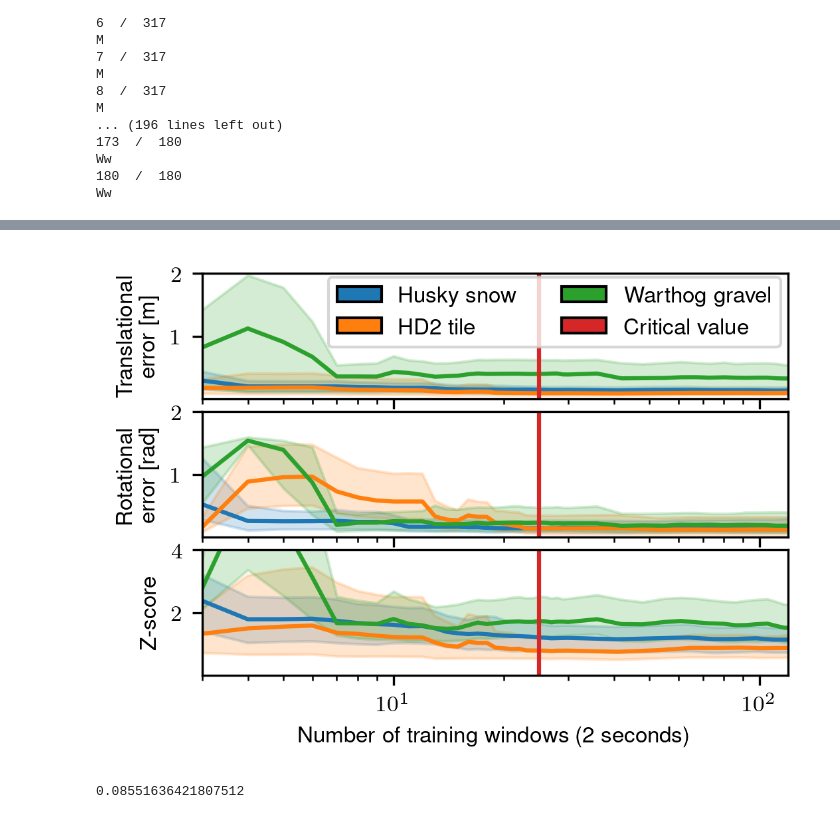
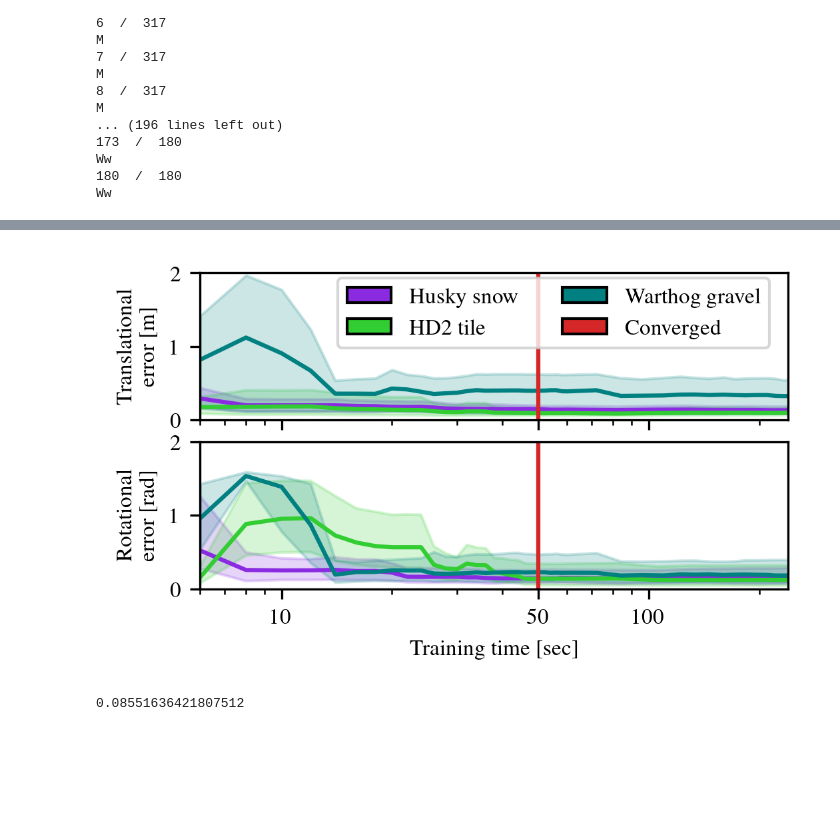
Before and after one commit to norlab-ulaval/norlab_WMRD, a Jupyter notebook: RAL2023/training_time_analysis.ipynb, the cells around one changed output, grey strips where cells are left out. Drawn from its saved outputs; the diff is of its cells as text; code cells hidden in the pictures; blank space fills up the shorter version.

```diff
--- a/RAL2023/training_time_analysis.ipynb
+++ b/RAL2023/training_time_analysis.ipynb
@@ -518,8 +518,10 @@ robot = dataset_label.split('_')[0]
 x_linspace_start = np.linspace(3, 30, num=30-2)
 x_linspace_end = np.linspace(x_linspace_start[-1], len(validate_dataset), 25)
 x_linspace_husky_snow = np.concatenate((x_linspace_start, x_linspace_end)).astype(int)
+x_linspace_husky_snow_seconds = []
 for i in x_linspace_husky_snow:
     print(i, ' / ', len(validate_dataset))
+    x_linspace_husky_snow_seconds.append(i*2)
     cmd_idd_prediction_errors_translational, cmd_idd_prediction_errors_rotational, transitory_idd_prediction_errors_translational, transitory_idd_prediction_errors_rotational, blr_slip_prediction_errors_translational, blr_slip_prediction_errors_rotational, blr_acceleration_prediction_errors_translational, blr_acceleration_prediction_errors_rotational, blr_slip_prediction_errors_zscore = compute_prediction_metrics(train_dataset, validate_dataset, robot, window_amount=i)
     cmd_idd_prediction_errors_list_translational.append(cmd_idd_prediction_errors_translational)
     cmd_idd_prediction_errors_list_rotational.append(cmd_idd_prediction_errors_rotational)
@@ -570,8 +572,10 @@ robot = dataset_label.split('_')[0]
 x_linspace_start = np.linspace(3, 30, num=30-2)
 x_linspace_end = np.linspace(x_linspace_start[-1], len(validate_dataset), 25)
 x_linspace_marmotte_tile = np.concatenate((x_linspace_start, x_linspace_end)).astype(int)
+x_linspace_marmotte_tile_seconds = []
 for i in x_linspace_marmotte_tile:
     print(i, ' / ', len(validate_dataset))
+    x_linspace_marmotte_tile_seconds.append(i * 2)
     cmd_idd_prediction_errors_translational, cmd_idd_prediction_errors_rotational, transitory_idd_prediction_errors_translational, transitory_idd_prediction_errors_rotational, blr_slip_prediction_errors_translational, blr_slip_prediction_errors_rotational, blr_acceleration_prediction_errors_translational, blr_acceleration_prediction_errors_rotational, blr_slip_prediction_errors_zscore = compute_prediction_metrics(train_dataset, validate_dataset, robot, window_amount=i)
     cmd_idd_prediction_errors_list_translational.append(cmd_idd_prediction_errors_translational)
     cmd_idd_prediction_errors_list_rotational.append(cmd_idd_prediction_errors_rotational)
@@ -604,8 +608,10 @@ robot = dataset_label.split('_')[0]
 x_linspace_start = np.linspace(3, 30, num=30-2)
 x_linspace_end = np.linspace(x_linspace_start[-1], len(validate_dataset), 25)
 x_linspace_warthog_wheels_gravel = np.concatenate((x_linspace_start, x_linspace_end)).astype(int)
+x_linspace_warthog_wheels_gravel_seconds = []
 for i in x_linspace_warthog_wheels_gravel:
     print(i, ' / ', len(validate_dataset))
+    x_linspace_warthog_wheels_gravel_seconds.append(i*2)
     cmd_idd_prediction_errors_translational, cmd_idd_prediction_errors_rotational, transitory_idd_prediction_errors_translational, transitory_idd_prediction_errors_rotational, blr_slip_prediction_errors_translational, blr_slip_prediction_errors_rotational, blr_acceleration_prediction_errors_translational, blr_acceleration_prediction_errors_rotational, blr_slip_prediction_errors_zscore = compute_prediction_metrics(train_dataset, validate_dataset, robot, window_amount=i)
     cmd_idd_prediction_errors_list_translational.append(cmd_idd_prediction_errors_translational)
     cmd_idd_prediction_errors_list_rotational.append(cmd_idd_prediction_errors_rotational)
@@ -709,11 +723,11 @@ for i in range(0, n_trainings):
 from matplotlib.gridspec import GridSpec
 from matplotlib.patches import Ellipse, Rectangle
 
-plt.rcParams.update({
-    "text.usetex": True,
-    "font.family": "sans-serif",
-    "font.sans-serif": "Helvetica",
-})
+plt.rc('font', family='serif', serif='Times')
+plt.rc('text', usetex=True)
+plt.rc('xtick', labelsize=8)
+plt.rc('ytick', labelsize=8)
+plt.rc('axes', labelsize=8)
 plt.rc('axes', titlesize=8)
 plt.rc('axes', labelsize=8)
 plt.rc('xtick', labelsize=8)
@@ -721,15 +735,15 @@ plt.rc('ytick', labelsize=8)
 plt.close('all')
 
 width  = 3.402
-height = width / 1.4
+height = width / 1.7
 
-fig, axs = plt.subplots(3, 1, dpi=300, gridspec_kw={'hspace': 0.1, 'wspace': 0.0}, sharex=True)
+fig, axs = plt.subplots(2, 1, dpi=300, gridspec_kw={'hspace': 0.15, 'wspace': 0.0}, sharex=True)
 fig.set_size_inches(width, height)
-fig.subplots_adjust(left=.13, bottom=0.15, right=.995, top=.98)
+fig.subplots_adjust(left=.13, bottom=0.19, right=.995, top=.98)
 
-husky_snow_color = 'C0'
-marmotte_tile_color = 'C1'
-warthog_wheels_color = 'C2'
+husky_snow_color = 'blueviolet'
+marmotte_tile_color = 'limegreen'
+warthog_wheels_color = 'teal'
 
 quartile_alpha = 0.2
 
@@ -742,66 +756,67 @@ rotational_ymax = 2.0
 zscore_ymin = 0
 zscore_ymax = 4.0
 
-axs[0].plot(x_linspace_husky_snow, translational_slip_prediction_medians_husky_snow, color=husky_snow_color)
-axs[0].fill_between(x_linspace_husky_snow, translational_slip_prediction_3q_husky_snow, translational_slip_prediction_1q_husky_snow, color=husky_snow_color, alpha=quartile_alpha)
-axs[0].plot(x_linspace_marmotte_tile, translational_slip_prediction_medians_marmotte_tile, color=marmotte_tile_color)
-axs[0].fill_between(x_linspace_marmotte_tile, translational_slip_prediction_3q_marmotte_tile, translational_slip_prediction_1q_marmotte_tile, color=marmotte_tile_color, alpha=quartile_alpha)
-axs[0].plot(x_linspace_warthog_wheels_gravel, translational_slip_prediction_medians_warthog_wheels_gravel, color=warthog_wheels_color)
-axs[0].fill_between(x_linspace_warthog_wheels_gravel, translational_slip_prediction_3q_warthog_wheels_gravel, translational_slip_prediction_1q_husky_snow, color=warthog_wheels_color, alpha=quartile_alpha)
+axs[0].plot(x_linspace_husky_snow_seconds, translational_slip_prediction_medians_husky_snow, color=husky_snow_color)
+axs[0].fill_between(x_linspace_husky_snow_seconds, translational_slip_prediction_3q_husky_snow, translational_slip_prediction_1q_husky_snow, color=husky_snow_color, alpha=quartile_alpha)
+axs[0].plot(x_linspace_marmotte_tile_seconds, translational_slip_prediction_medians_marmotte_tile, color=marmotte_tile_color)
+axs[0].fill_between(x_linspace_marmotte_tile_seconds, translational_slip_prediction_3q_marmotte_tile, translational_slip_prediction_1q_marmotte_tile, color=marmotte_tile_color, alpha=quartile_alpha)
+axs[0].plot(x_linspace_warthog_wheels_gravel_seconds, translational_slip_prediction_medians_warthog_wheels_gravel, color=warthog_wheels_color)
+axs[0].fill_between(x_linspace_warthog_wheels_gravel_seconds, translational_slip_prediction_3q_warthog_wheels_gravel, translational_slip_prediction_1q_husky_snow, color=warthog_wheels_color, alpha=quartile_alpha)
 
-axs[1].plot(x_linspace_husky_snow, rotational_slip_prediction_medians_husky_snow, color=husky_snow_color)
-axs[1].fill_between(x_linspace_husky_snow, rotational_slip_prediction_3q_husky_snow, rotational_slip_prediction_1q_husky_snow, color=husky_snow_color, alpha=quartile_alpha)
-axs[1].plot(x_linspace_marmotte_tile, rotational_slip_prediction_medians_marmotte_tile, color=marmotte_tile_color)
-axs[1].fill_between(x_linspace_marmotte_tile, rotational_slip_prediction_3q_marmotte_tile, rotational_slip_prediction_1q_marmotte_tile, color=marmotte_tile_color, alpha=quartile_alpha)
-axs[1].plot(x_linspace_warthog_wheels_gravel, rotational_slip_prediction_medians_warthog_wheels_gravel, color=warthog_wheels_color)
-axs[1].fill_between(x_linspace_warthog_wheels_gravel, rotational_slip_prediction_3q_warthog_wheels_gravel, rotational_slip_prediction_1q_warthog_wheels_gravel, color=warthog_wheels_color, alpha=quartile_alpha)
+axs[1].plot(x_linspace_husky_snow_seconds, rotational_slip_prediction_medians_husky_snow, color=husky_snow_color)
+axs[1].fill_between(x_linspace_husky_snow_seconds, rotational_slip_prediction_3q_husky_snow, rotational_slip_prediction_1q_husky_snow, color=husky_snow_color, alpha=quartile_alpha)
+axs[1].plot(x_linspace_marmotte_tile_seconds, rotational_slip_prediction_medians_marmotte_tile, color=marmotte_tile_color)
+axs[1].fill_between(x_linspace_marmotte_tile_seconds, rotational_slip_prediction_3q_marmotte_tile, rotational_slip_prediction_1q_marmotte_tile, color=marmotte_tile_color, alpha=quartile_alpha)
+axs[1].plot(x_linspace_warthog_wheels_gravel_seconds, rotational_slip_prediction_medians_warthog_wheels_gravel, color=warthog_wheels_color)
+axs[1].fill_between(x_linspace_warthog_wheels_gravel_seconds, rotational_slip_prediction_3q_warthog_wheels_gravel, rotational_slip_prediction_1q_warthog_wheels_gravel, color=warthog_wheels_color, alpha=quartile_alpha)
 
-axs[2].plot(x_linspace_husky_snow, zscore_slip_prediction_medians_husky_snow, color=husky_snow_color)
-axs[2].fill_between(x_linspace_husky_snow, zscore_slip_prediction_3q_husky_snow, zscore_slip_prediction_1q_husky_snow, color=husky_snow_color, alpha=quartile_alpha)
-axs[2].plot(x_linspace_marmotte_tile, zscore_slip_prediction_medians_marmotte_tile, color=marmotte_tile_color)
-axs[2].fill_between(x_linspace_marmotte_tile, zscore_slip_prediction_3q_marmotte_tile, zscore_slip_prediction_1q_marmotte_tile, color=marmotte_tile_color, alpha=quartile_alpha)
-axs[2].plot(x_linspace_warthog_wheels_gravel, zscore_slip_prediction_medians_warthog_wheels_gravel, color=warthog_wheels_color)
-axs[2].fill_between(x_linspace_warthog_wheels_gravel, zscore_slip_prediction_3q_warthog_wheels_gravel, zscore_slip_prediction_1q_warthog_wheels_gravel, color=warthog_wheels_color, alpha=quartile_alpha)
+# axs[2].plot(x_linspace_husky_snow, zscore_slip_prediction_medians_husky_snow, color=husky_snow_color)
+# axs[2].fill_between(x_linspace_husky_snow, zscore_slip_prediction_3q_husky_snow, zscore_slip_prediction_1q_husky_snow, color=husky_snow_color, alpha=quartile_alpha)
+# axs[2].plot(x_linspace_marmotte_tile, zscore_slip_prediction_medians_marmotte_tile, color=marmotte_tile_color)
+# axs[2].fill_between(x_linspace_marmotte_tile, zscore_slip_prediction_3q_marmotte_tile, zscore_slip_prediction_1q_marmotte_tile, color=marmotte_tile_color, alpha=quartile_alpha)
+# axs[2].plot(x_linspace_warthog_wheels_gravel, zscore_slip_prediction_medians_warthog_wheels_gravel, color=warthog_wheels_color)
+# axs[2].fill_between(x_linspace_warthog_wheels_gravel, zscore_slip_prediction_3q_warthog_wheels_gravel, zscore_slip_prediction_1q_warthog_wheels_gravel, color=warthog_wheels_color, alpha=quartile_alpha)
 
-critical_num_windows = 25
+critical_num_windows = 25 * 2
 critical_num_color = 'C3'
 axs[0].vlines(critical_num_windows, translational_ymin, translational_ymax, color=critical_num_color)
 axs[1].vlines(critical_num_windows, rotational_ymin, rotational_ymax, color=critical_num_color)
-axs[2].vlines(critical_num_windows, zscore_ymin, zscore_ymax, color=critical_num_color)
+# axs[2].vlines(critical_num_windows, zscore_ymin, zscore_ymax, color=critical_num_color)
 
 axs[0].set_ylim(translational_ymin, translational_ymax)
 axs[1].set_ylim(rotational_ymin, rotational_ymax)
-axs[2].set_ylim(zscore_ymin, zscore_ymax)
+# axs[2].set_ylim(zscore_ymin, zscore_ymax)
 axs[0].set_ylabel(r'Translational' + '\n' + r'error [m]')
-axs[2].set_xlabel(r'Number of training windows (2 seconds)')
+axs[1].set_xlabel(r'Training time [sec]')
 axs[1].set_ylabel(r'Rotational' + '\n' + r'error [rad]')
-axs[2].set_ylabel('Z-score')
+# axs[2].set_ylabel('Z-score')
 
 axs[0].set_xscale('log')
 axs[1].set_xscale('log')
-axs[2].set_xscale('log')
+# axs[2].set_xscale('log')
 
-axs[0].set_yticks([1, 2])
-axs[1].set_yticks([1, 2])
-axs[2].set_yticks([2, 4])
+axs[0].set_yticks([0, 1, 2])
+axs[1].set_yticks([0, 1, 2])
+# axs[2].set_yticks([2, 4])
 # axs[0].set_yscale('log')
 # axs[1].set_yscale('log')
 
-axs[0].set_xlim(3, 120)
+axs[0].set_xlim(3*2, 120*2)
+axs[1].set_xticks([10, critical_num_windows, 100], labels=[r'$10$', str(critical_num_windows), r'$100$'])
 
 # legend
 legend_elements = [Rectangle((0,0), width=5, height=3, facecolor=husky_snow_color, label=r'Husky snow', linestyle='solid', edgecolor='k'),
                    Rectangle((0,0), width=5, height=3, facecolor=marmotte_tile_color, label=r'HD2 tile', linestyle='solid', edgecolor='k'),
                    Rectangle((0,0), width=5, height=3, facecolor=warthog_wheels_color, label=r'Warthog gravel', linestyle='solid', edgecolor='k'),
-                   Rectangle((0,0), width=5, height=3, facecolor=critical_num_color, label=r'Critical value', linestyle='solid', edgecolor='k')]
+                   Rectangle((0,0), width=5, height=3, facecolor=critical_num_color, label=r'Converged', linestyle='solid', edgecolor='k')]
                   #  Rectangle((0,0), width=5, height=3, facecolor=blr_slip_acceleration_box_color, label='Slip acceleration BLR', linestyle='solid', edgecolor='k'),
                   # Rectangle((0,0), width=5, height=3, facecolor=gp_slip_box_color, label='Slip GP', linestyle='solid', edgecolor='k')]
 
-fig.legend(handles=legend_elements, loc='center', ncol=2, bbox_to_anchor=(0.65,0.9))
+fig.legend(handles=legend_elements, loc='center', ncol=2, bbox_to_anchor=(0.65,0.88))
 
 plt.savefig('figs/training_windows_vs_accuracy.pdf')
 # %% [output]
-[figure, old version]
+[figure, new version]
 # %%
 print(np.min(translational_slip_prediction_1q))
 # %% [output]
```
Also changed, not shown: parts of 1 cell of this notebook, 7 other files.
